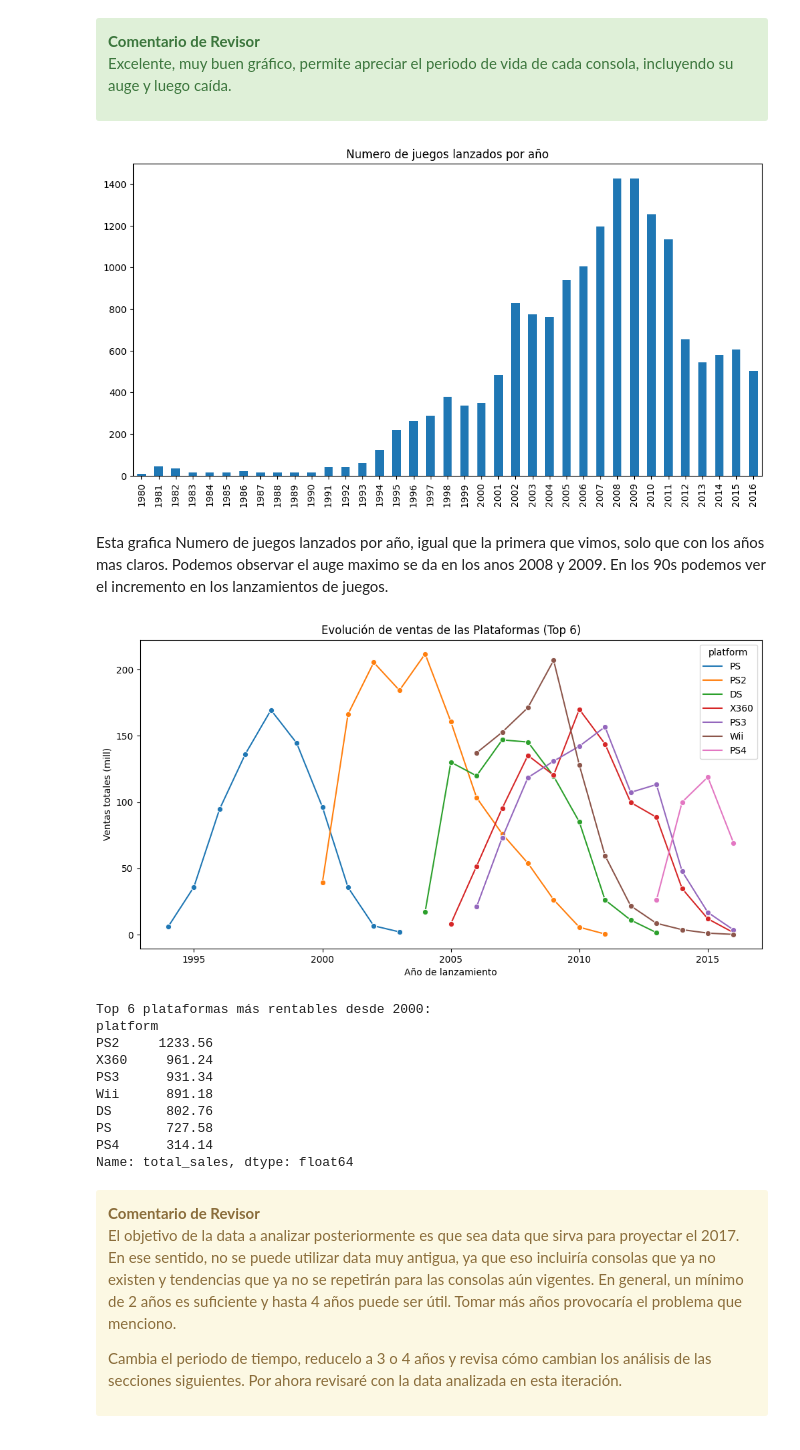
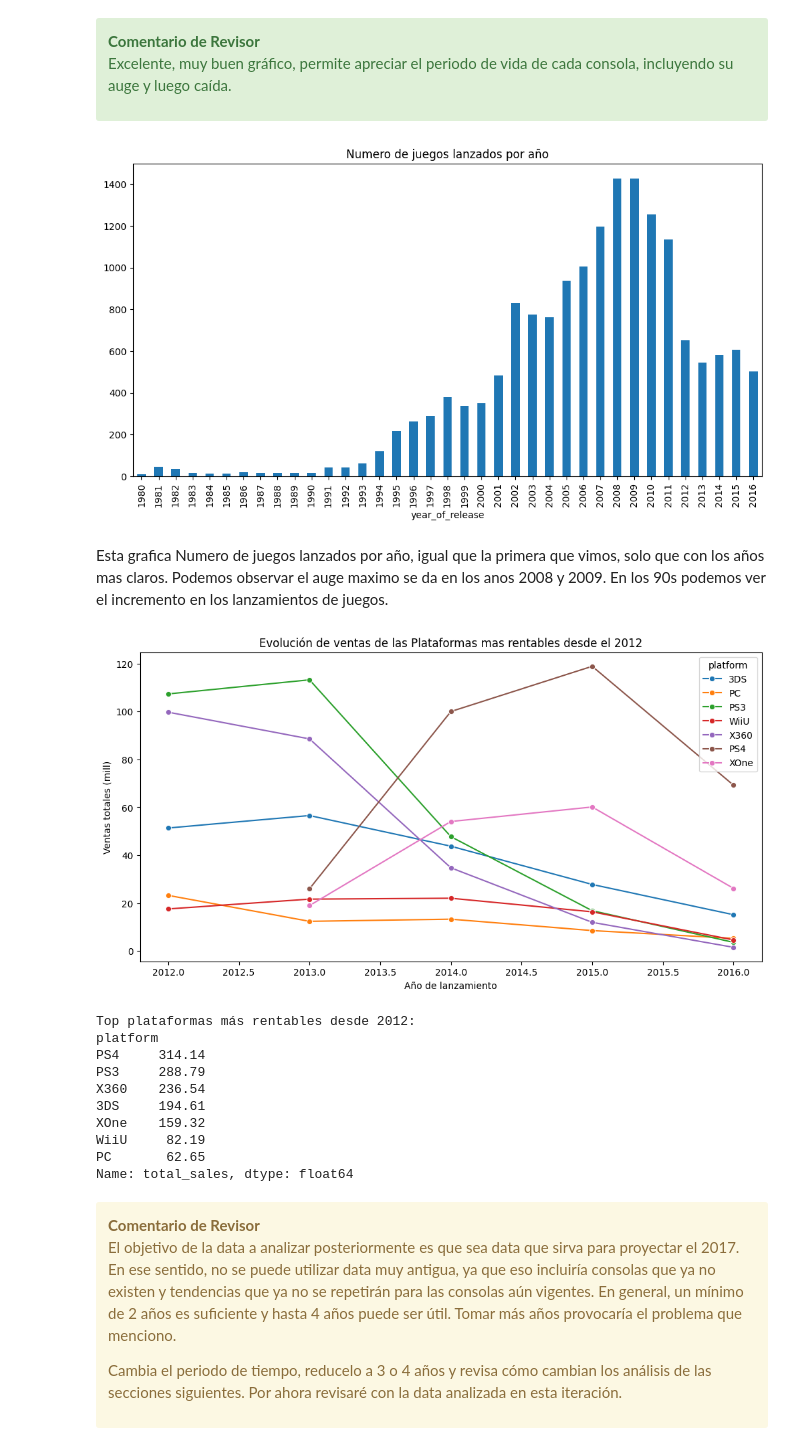
Before and after one commit to samanthacral/Portafolio_DataScience, a Jupyter notebook: Proyecto_1/Proyecto 6.ipynb, the cells around one changed output. Drawn from its saved outputs; the diff is of its cells as text; code cells hidden in the pictures.

```diff
--- a/Proyecto_1/Proyecto 6.ipynb
+++ b/Proyecto_1/Proyecto 6.ipynb
@@ -60,7 +60,8 @@ import matplotlib.pyplot as plt
 import seaborn as sns
 from scipy import stats
 
-df_games = pd.read_csv('/datasets/games.csv')
+df_games = pd.read_csv(
+    '/Users/manuelcruz/Desktop/Samantha_Curso/Portafolio/Portafolio_DataScience/Proyecto_1/games.csv')
 # %%
 # Revisamos nuestro dataframe
 print(df_games.head())
@@ -316,42 +318,42 @@ plt.axvline(x=2000, color='pink', linestyle='--')
 plt.title('Numero de juegos lanzados por año')
 plt.show()
 # %% [output]
-[figure, old version]
+[figure, new version]
 # %% [markdown]
 Esta grafica Numero de juegos lanzados por año, igual que la primera que vimos, solo que con los años mas claros. Podemos observar el auge maximo se da en los anos 2008 y 2009.
 En los 90s podemos ver el incremento en los lanzamientos de juegos.
 # %%
-# Vamos a tomar solo las 7 plataformas mas rentables. Calcularemos apartir de 1990
-df_90s = df_games[df_games['year_of_release'] >= 1990]
-platform_sales_90s = df_90s.groupby(
+# Vamos a tomar a partir del año 2012
+df_2012 = df_games[df_games['year_of_release'] >= 2012]
+platform_sales_2012 = df_2012.groupby(
     'platform')['total_sales'].sum().sort_values(ascending=False)
-top_platforms = platform_sales_90s.head(7).index
+top_platforms = platform_sales_2012.head(7).index
 
-recent_top = df_90s[df_90s['platform'].isin(top_platforms)]
+recent_top = df_2012[df_2012['platform'].isin(top_platforms)]
 recent_top_grouped = recent_top.groupby(['year_of_release', 'platform'])[
     'total_sales'].sum().reset_index()
 
 plt.figure(figsize=(12, 6))
 sns.lineplot(data=recent_top_grouped, x='year_of_release',
              y='total_sales', hue='platform', marker="o")
-plt.title('Evolución de ventas de las Plataformas (Top 6)')
+plt.title('Evolución de ventas de las Plataformas mas rentables desde el 2012')
 plt.xlabel('Año de lanzamiento')
 plt.ylabel('Ventas totales (mill)')
 plt.show()
 
-print("Top 6 plataformas más rentables desde 2000:")
-print(platform_sales_90s.head(7))
+print("Top plataformas más rentables desde 2012:")
+print(platform_sales_2012.head(7))
 # %% [output]
-[figure, old version]
+[figure, new version]
-Top 6 plataformas más rentables desde 2000:
+Top plataformas más rentables desde 2012:
 platform
-PS2     1233.56
-X360     961.24
-PS3      931.34
-Wii      891.18
-DS       802.76
-PS       727.58
-PS4      314.14
+PS4     314.14
+PS3     288.79
+X360    236.54
+3DS     194.61
+XOne    159.32
+WiiU     82.19
+PC       62.65
 Name: total_sales, dtype: float64
 # %% [markdown]
 <div class="alert alert-block alert-warning">
```
Also changed, not shown: parts of 9 cells of this notebook.
